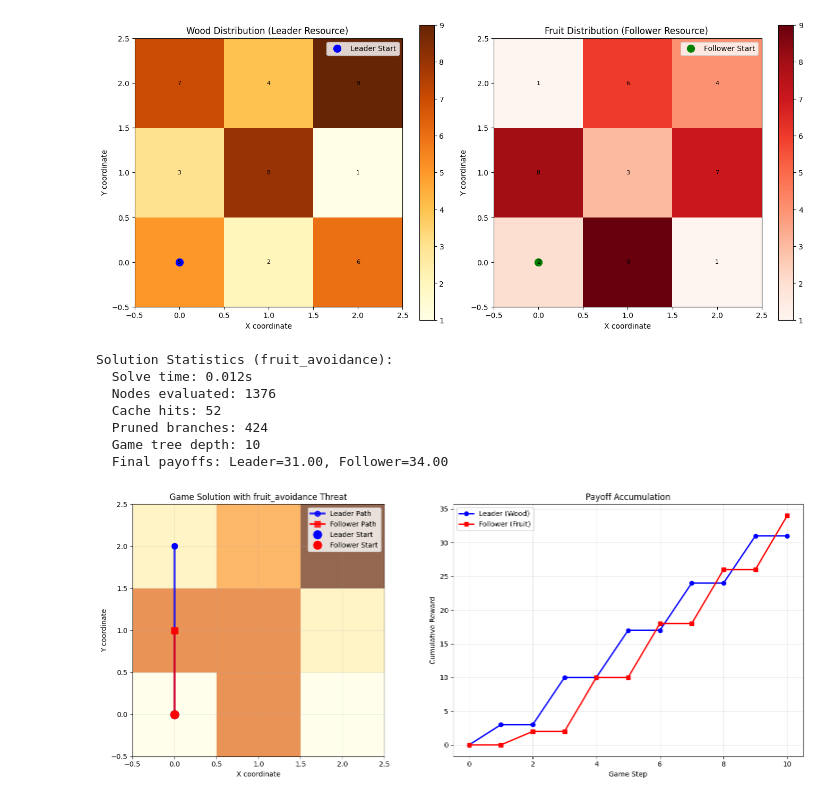
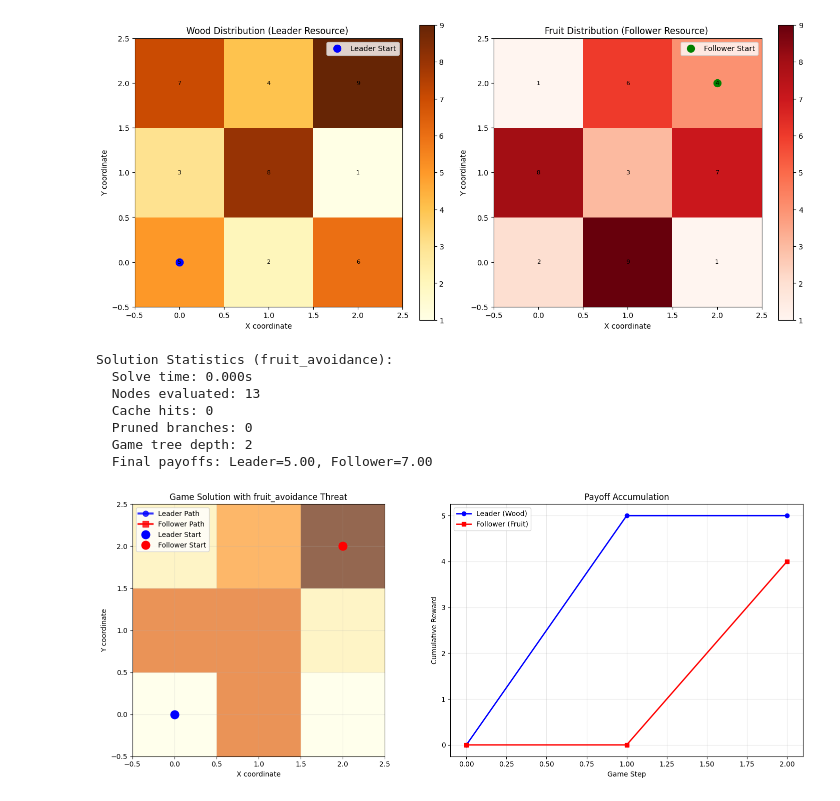
Before and after one commit to Prog-Neuro-Com/Stackelberg-MDP-Game, a Jupyter notebook: quick_start.ipynb, the cells around one changed output. Cells and saved outputs as stored; diff of their text form; code cells hidden in the pictures.

Commit message:
tree solver

```diff
--- a/quick_start.ipynb
+++ b/quick_start.ipynb
@@ -14,28 +14,28 @@ game = ForestCollectionMDP(
     grid_size=(3, 3),
     forest_map=forest_map,
     leader_start=(0, 0),
-    follower_start=(0, 0),
-    max_steps_leader=5,
-    max_steps_follower=5
+    follower_start=(2, 2),
+    max_steps_leader=1,
+    max_steps_follower=1,
 )
 
 # Visualize the forest
 game.visualize_forest()
 # %% [output]
-[figure, old version]
+[figure, new version]
 # %%
 from src.solvers.game_tree_solver import SequentialGameTreeSolver
 
 # Create solver
 solver = SequentialGameTreeSolver(game, max_depth=15)
-leader_payoff, follower_payoff, actions = solver.solve_with_threats('fruit_avoidance')
+leader_payoff, follower_payoff, actions = solver.solve_with_threats('fruit_avoidance', leader_starts=False)
 solver.visualize_solution(actions, game.get_initial_state())
 # %% [output]
 Solution Statistics (fruit_avoidance):
-  Solve time: 0.012s
-  Nodes evaluated: 1376
-  Cache hits: 52
-  Pruned branches: 424
-  Game tree depth: 10
-  Final payoffs: Leader=31.00, Follower=34.00
+  Solve time: 0.000s
+  Nodes evaluated: 13
+  Cache hits: 0
+  Pruned branches: 0
+  Game tree depth: 2
+  Final payoffs: Leader=5.00, Follower=7.00
-[figure, old version]
+[figure, new version]
```
Also changed, not shown: 2 other files.
